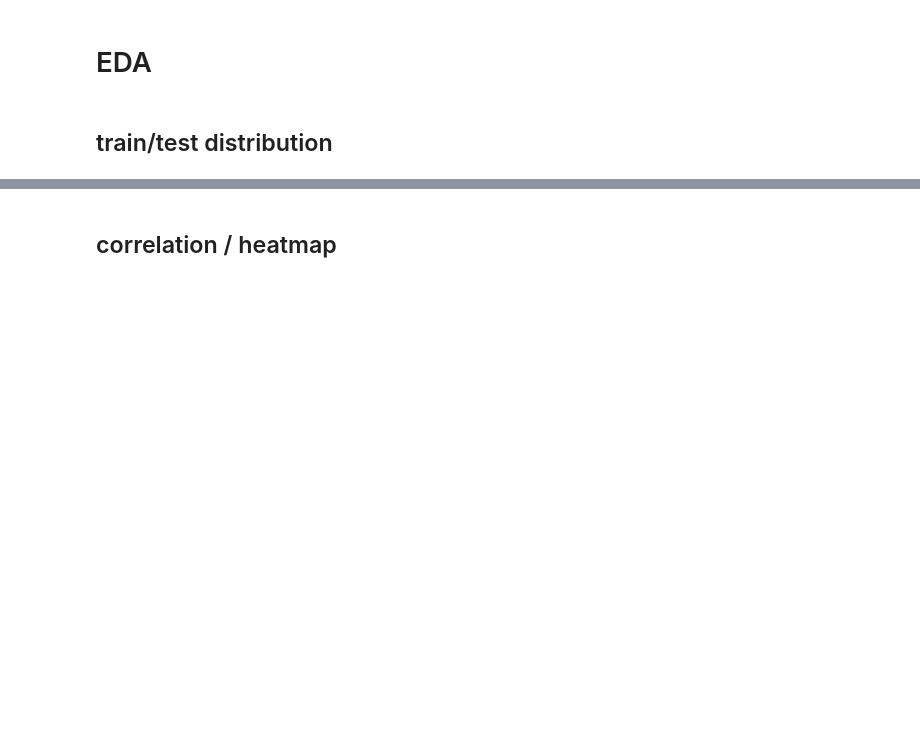
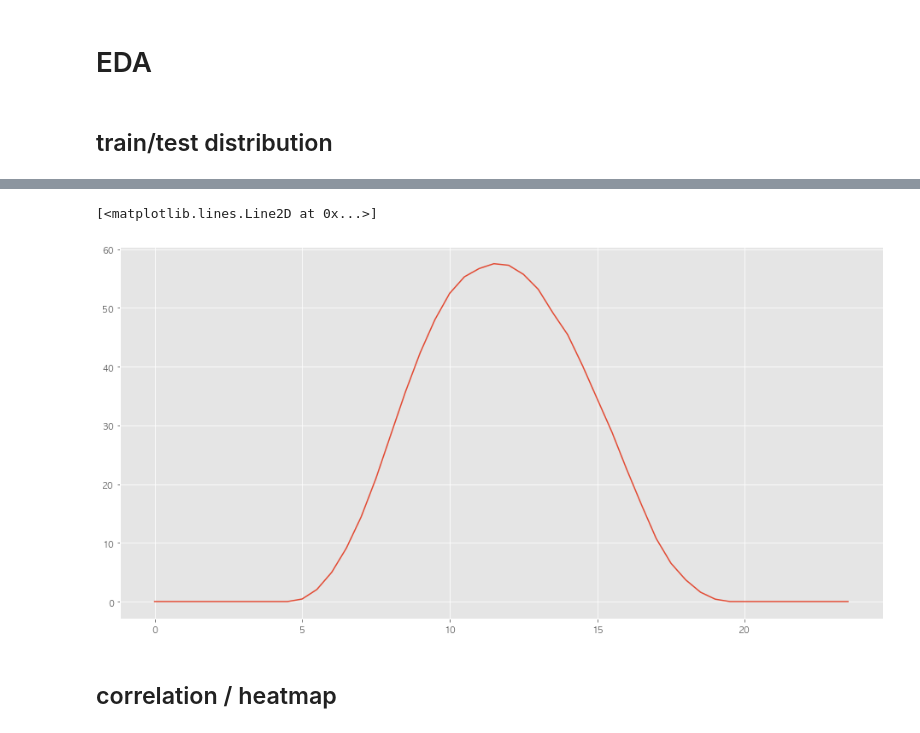
Before and after one commit to minyong-shin/Domestic-competiton, a Jupyter notebook: Competition - 7. 태양광 발전량 예측 AI 경진대회/태양광 발전량 예측 - 예측 데이터셋 구축.ipynb, the cells around one changed output, grey strips where cells are left out. Drawn from its saved outputs; the diff is of its cells as text; code cells hidden in the pictures; blank space fills up the shorter version.

```diff
--- a/Competition - 7. 태양광 발전량 예측 AI 경진대회/태양광 발전량 예측 - 예측 데이터셋 구축.ipynb
+++ b/Competition - 7. 태양광 발전량 예측 AI 경진대회/태양광 발전량 예측 - 예측 데이터셋 구축.ipynb
@@ -204,3 +114,23 @@ df_train_day23 = base_preprocess(train, -96, -144)
+# %%
+df_temp = df_train.groupby(
+    ['Hour','Minute']
+)['DHI'].count().reset_index()
+df_temp['label'] = np.linspace(0,24,49)[:-1]
+
+df_train_temp = df_train.copy()
+
+df_train_temp = pd.merge(
+    df_train_temp,
+    df_temp.drop(columns = 'DHI'),
+    on = ['Hour','Minute'],
+    how = 'left'
+)
+plt_df = df_train_temp.groupby('label')['TARGET'].mean().reset_index()
+# %%
+plt.plot(plt_df['label'], plt_df['TARGET'])
+# %% [output]
+[<matplotlib.lines.Line2D at 0x...>]
+[figure, added]
 # %% [markdown]
 ## correlation / heatmap
 # %%
```
Also changed, not shown: parts of 37 cells of this notebook, 13 other files.
